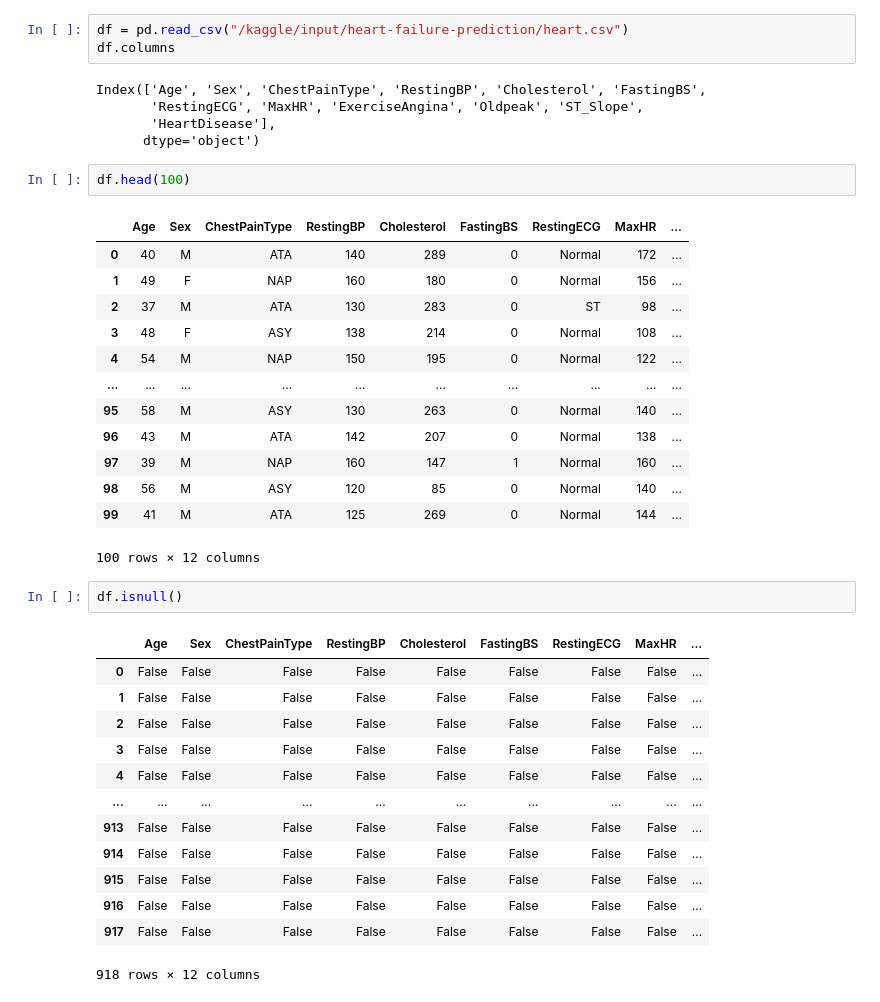
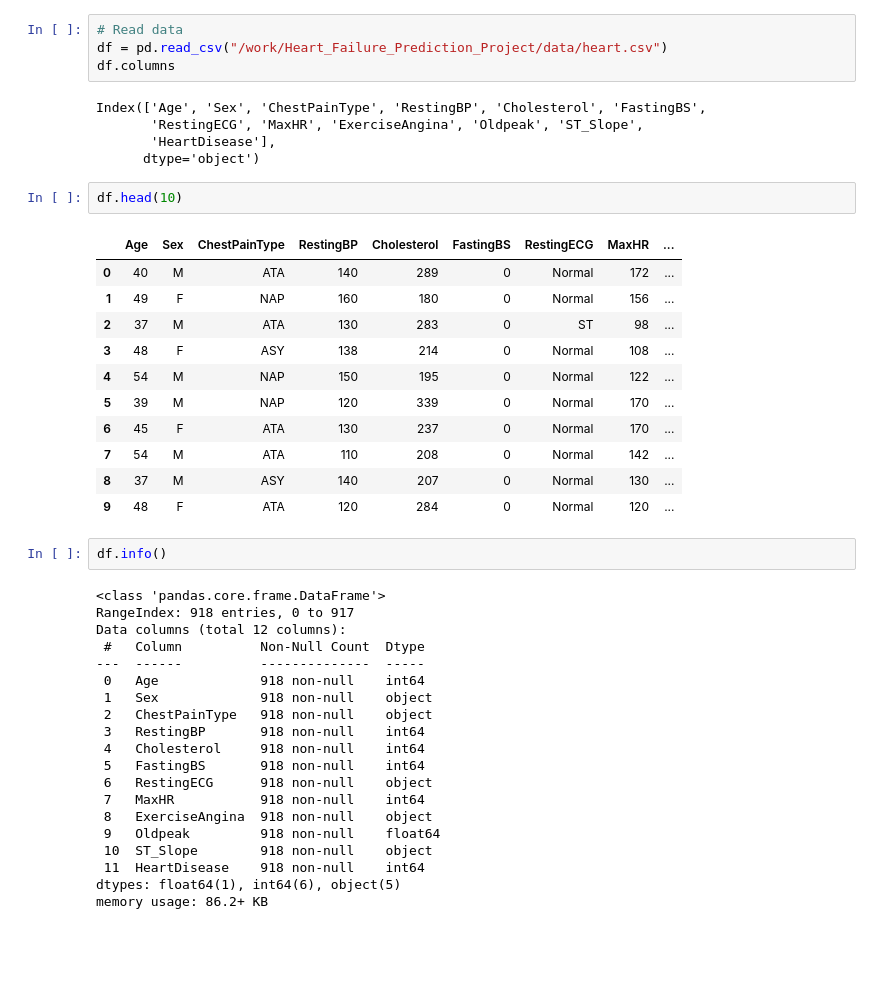
Before and after one commit to Blazejost/Heart-Failure-Prediction-Project, a Jupyter notebook: heart_failure.ipynb, the cells around one changed output. Cells and saved outputs as stored; diff of their text form; blank space fills up the shorter version.

```diff
--- a/heart_failure.ipynb
+++ b/heart_failure.ipynb
@@ -16,5 +25,6 @@ import pandas as pd
 # %%
-df = pd.read_csv("/kaggle/input/heart-failure-prediction/heart.csv")
+# Read data
+df = pd.read_csv("/work/Heart_Failure_Prediction_Project/data/heart.csv")
 df.columns
 # %% [output]
 Index(['Age', 'Sex', 'ChestPainType', 'RestingBP', 'Cholesterol', 'FastingBS',
@@ -22,34 +32,38 @@ Index(['Age', 'Sex', 'ChestPainType', 'RestingBP', 'Cholesterol', 'FastingBS',
        'HeartDisease'],
       dtype='object')
 # %%
-df.head(100)
+df.head(10)
 # %% [output]
 |  | Age | Sex | ChestPainType | RestingBP | Cholesterol | FastingBS | RestingECG | MaxHR | ... |
 | 0 | 40 | M | ATA | 140 | 289 | 0 | Normal | 172 | ... |
 | 1 | 49 | F | NAP | 160 | 180 | 0 | Normal | 156 | ... |
 | 2 | 37 | M | ATA | 130 | 283 | 0 | ST | 98 | ... |
 | 3 | 48 | F | ASY | 138 | 214 | 0 | Normal | 108 | ... |
 | 4 | 54 | M | NAP | 150 | 195 | 0 | Normal | 122 | ... |
-| ... | ... | ... | ... | ... | ... | ... | ... | ... | ... |
-| 95 | 58 | M | ASY | 130 | 263 | 0 | Normal | 140 | ... |
-| 96 | 43 | M | ATA | 142 | 207 | 0 | Normal | 138 | ... |
-| 97 | 39 | M | NAP | 160 | 147 | 1 | Normal | 160 | ... |
-| 98 | 56 | M | ASY | 120 | 85 | 0 | Normal | 140 | ... |
-| 99 | 41 | M | ATA | 125 | 269 | 0 | Normal | 144 | ... |
+| 5 | 39 | M | NAP | 120 | 339 | 0 | Normal | 170 | ... |
+| 6 | 45 | F | ATA | 130 | 237 | 0 | Normal | 170 | ... |
+| 7 | 54 | M | ATA | 110 | 208 | 0 | Normal | 142 | ... |
+| 8 | 37 | M | ASY | 140 | 207 | 0 | Normal | 130 | ... |
+| 9 | 48 | F | ATA | 120 | 284 | 0 | Normal | 120 | ... |
-100 rows × 12 columns
 # %%
-df.isnull()
+df.info()
 # %% [output]
-|  | Age | Sex | ChestPainType | RestingBP | Cholesterol | FastingBS | RestingECG | MaxHR | ... |
-| 0 | False | False | False | False | False | False | False | False | ... |
-| 1 | False | False | False | False | False | False | False | False | ... |
-| 2 | False | False | False | False | False | False | False | False | ... |
-| 3 | False | False | False | False | False | False | False | False | ... |
-| 4 | False | False | False | False | False | False | False | False | ... |
-| ... | ... | ... | ... | ... | ... | ... | ... | ... | ... |
-| 913 | False | False | False | False | False | False | False | False | ... |
-| 914 | False | False | False | False | False | False | False | False | ... |
-| 915 | False | False | False | False | False | False | False | False | ... |
-| 916 | False | False | False | False | False | False | False | False | ... |
-| 917 | False | False | False | False | False | False | False | False | ... |
-918 rows × 12 columns
+<class 'pandas.core.frame.DataFrame'>
+RangeIndex: 918 entries, 0 to 917
+Data columns (total 12 columns):
+ #   Column          Non-Null Count  Dtype
+---  ------          --------------  -----
+ 0   Age             918 non-null    int64
+ 1   Sex             918 non-null    object
+ 2   ChestPainType   918 non-null    object
+ 3   RestingBP       918 non-null    int64
+ 4   Cholesterol     918 non-null    int64
+ 5   FastingBS       918 non-null    int64
+ 6   RestingECG      918 non-null    object
+ 7   MaxHR           918 non-null    int64
+ 8   ExerciseAngina  918 non-null    object
+ 9   Oldpeak         918 non-null    float64
+ 10  ST_Slope        918 non-null    object
+ 11  HeartDisease    918 non-null    int64
+dtypes: float64(1), int64(6), object(5)
+memory usage: 86.2+ KB
```
Also changed, not shown: parts of 53 cells of this notebook.
